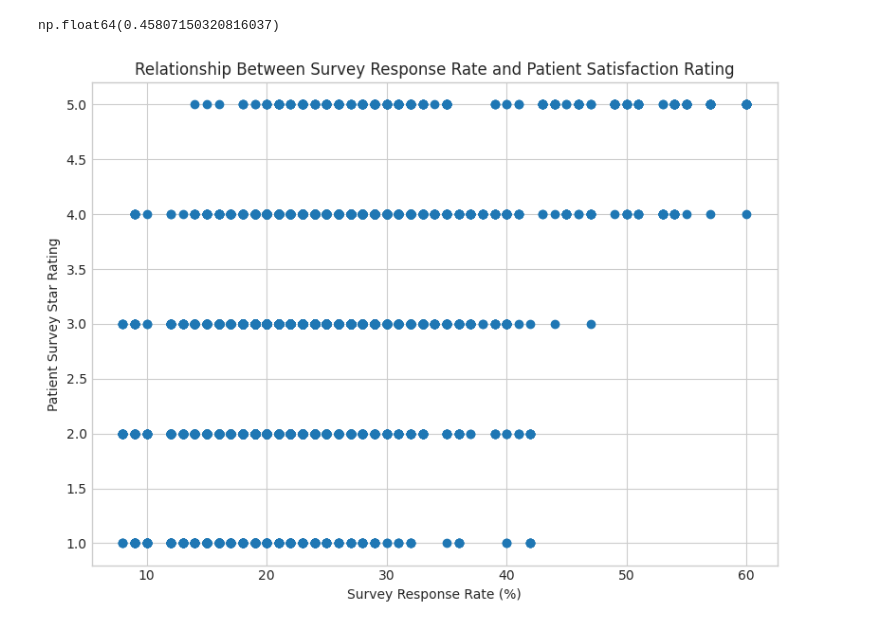
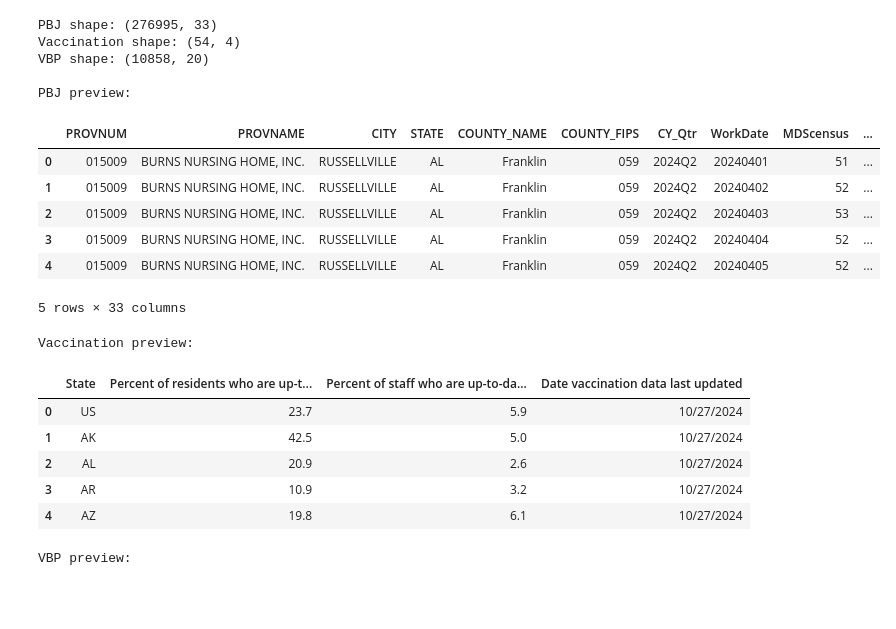
Before and after one commit to Lgoins1234/SQL, a Jupyter notebook: Untitled.ipynb, the cells around one changed output. Saved outputs shown, nothing was run; the diff lists cells and outputs as text; code cells hidden in the pictures; blank space fills up the shorter version.

```diff
--- a/Untitled.ipynb
+++ b/Untitled.ipynb
@@ -428,29 +0,0 @@ plt.show()
-# %%
-# Convert to numeric
-df['Survey Response Rate Percent'] = pd.to_numeric(df['Survey Response Rate Percent'], errors='coerce')
-df['Patient Survey Star Rating'] = pd.to_numeric(df['Patient Survey Star Rating'], errors='coerce')
-
-# Remove rows missing data
-rating_data = df.dropna(subset=['Survey Response Rate Percent', 'Patient Survey Star Rating'])
-
-# Compute correlation
-correlation = rating_data['Survey Response Rate Percent'].corr(rating_data['Patient Survey Star Rating'])
-correlation
-
-# If correlation value returns:
-# +0.4 or higher → Moderate positive relationship
-# 0.1 to 0.3 → Weak but present positive relationship
-# Near 0 → No meaningful relationship
-# Negative value → Higher response rates linked to lower ratings (uncommon)
-# %% [output]
-np.float64(0.45807150320816037)
-# %%
-plt.figure(figsize=(8,6))
-plt.scatter(rating_data['Survey Response Rate Percent'], rating_data['Patient Survey Star Rating'])
-plt.xlabel('Survey Response Rate (%)')
-plt.ylabel('Patient Survey Star Rating')
-plt.title('Relationship Between Survey Response Rate and Patient Satisfaction Rating')
-plt.tight_layout()
-plt.show()
-# %% [output]
-[figure, removed]
@@ -461,0 +14,46 @@ plt.show()
+# %%
+import pandas as pd
+import warnings
+
+# Suppress dtype warnings
+warnings.simplefilter(action='ignore', category=pd.errors.DtypeWarning)
+
+# Load datasets
+pbj = pd.read_csv("PBJ_Daily_Nurse_Staffing_Q2_2024.csv", low_memory=False, dtype=str)
+vax = pd.read_csv("NH_CovidVaxAverages_20241027.csv", low_memory=False, dtype=str)
+vbp = pd.read_csv("FY_2024_SNF_VBP_Facility_Performance.csv", low_memory=False, dtype=str)
+
+# Inspect
+print("PBJ shape:", pbj.shape)
+print("Vaccination shape:", vax.shape)
+print("VBP shape:", vbp.shape)
+
+print("\nPBJ preview:")
+display(pbj.head())
+
+print("\nVaccination preview:")
+display(vax.head())
+
+print("\nVBP preview:")
+display(vbp.head())
+# %% [output]
+PBJ shape: (276995, 33)
+Vaccination shape: (54, 4)
+VBP shape: (10858, 20)
+
+PBJ preview:
+|  | PROVNUM | PROVNAME | CITY | STATE | COUNTY_NAME | COUNTY_FIPS | CY_Qtr | WorkDate | MDScensus | ... |
+| 0 | 015009 | BURNS NURSING HOME, INC. | RUSSELLVILLE | AL | Franklin | 059 | 2024Q2 | 20240401 | 51 | ... |
+| 1 | 015009 | BURNS NURSING HOME, INC. | RUSSELLVILLE | AL | Franklin | 059 | 2024Q2 | 20240402 | 52 | ... |
+| 2 | 015009 | BURNS NURSING HOME, INC. | RUSSELLVILLE | AL | Franklin | 059 | 2024Q2 | 20240403 | 53 | ... |
+| 3 | 015009 | BURNS NURSING HOME, INC. | RUSSELLVILLE | AL | Franklin | 059 | 2024Q2 | 20240404 | 52 | ... |
+| 4 | 015009 | BURNS NURSING HOME, INC. | RUSSELLVILLE | AL | Franklin | 059 | 2024Q2 | 20240405 | 52 | ... |
+5 rows × 33 columns
+Vaccination preview:
+|  | State | Percent of residents who are up-t... | Percent of staff who are up-to-da... | Date vaccination data last updated |
+| 0 | US | 23.7 | 5.9 | 10/27/2024 |
+| 1 | AK | 42.5 | 5.0 | 10/27/2024 |
+| 2 | AL | 20.9 | 2.6 | 10/27/2024 |
+| 3 | AR | 10.9 | 3.2 | 10/27/2024 |
+| 4 | AZ | 19.8 | 6.1 | 10/27/2024 |
+VBP preview:
```
Also changed, not shown: parts of 43 cells of this notebook.
